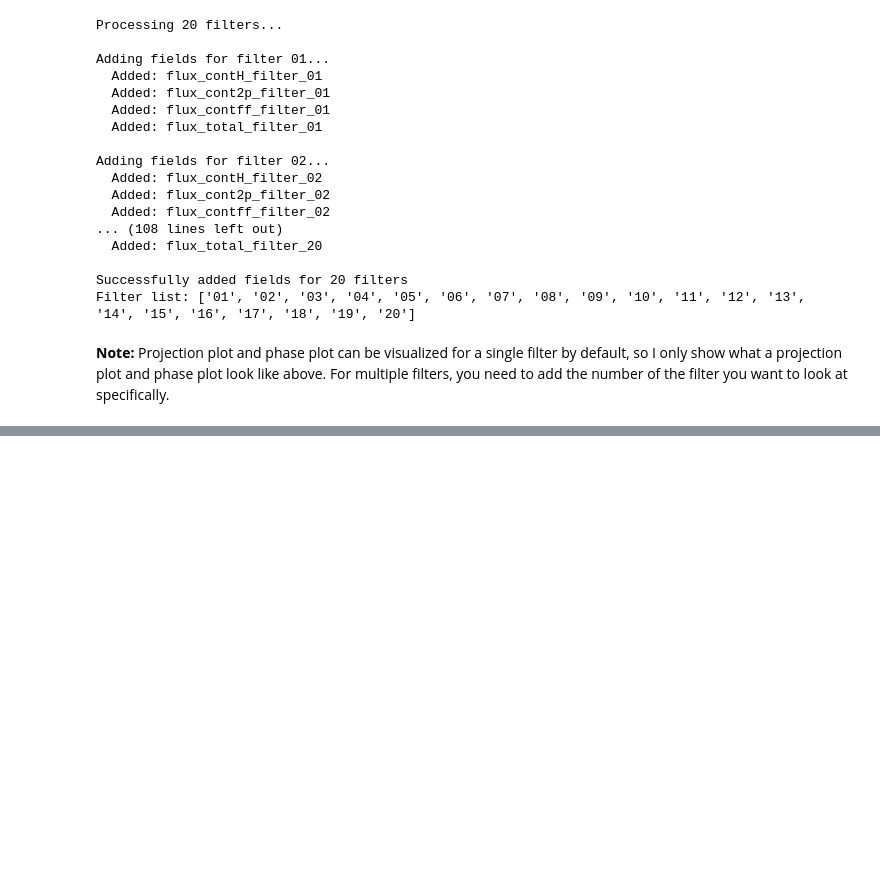
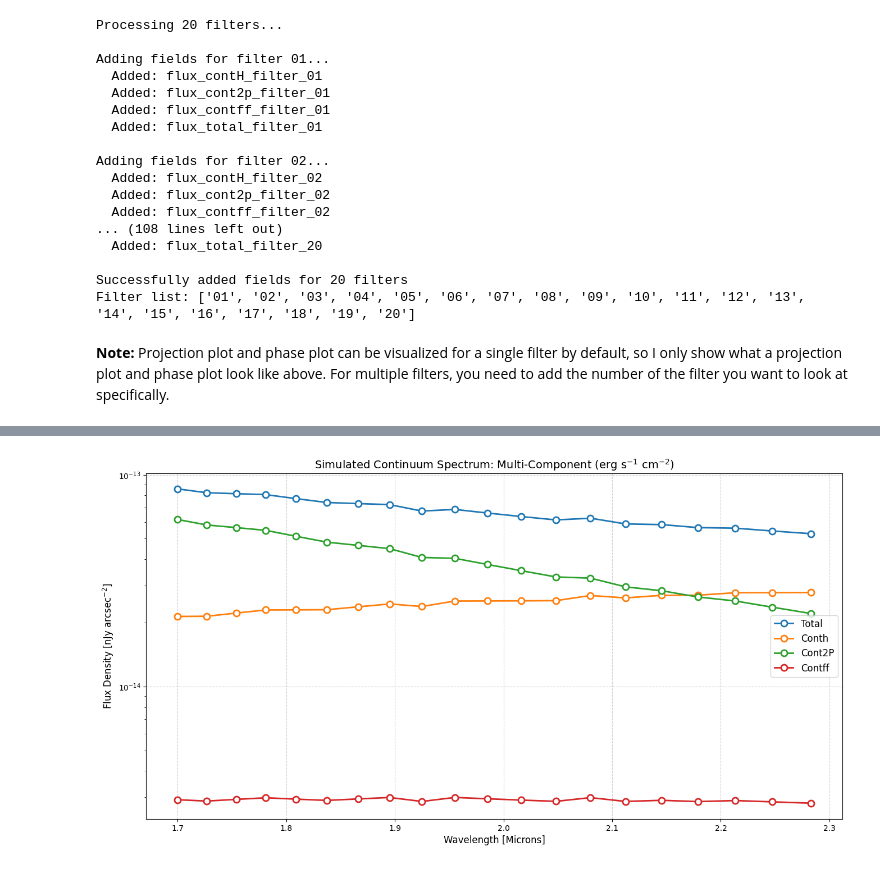
Before and after one commit to Patsrnpt/YT-Simulation, a Jupyter notebook: visualization_example.ipynb, the cells around one changed output, grey strips where cells are left out. Saved outputs shown, nothing was run; the diff lists cells and outputs as text; code cells hidden in the pictures; blank space fills up the shorter version.

```diff
--- a/visualization_example.ipynb
+++ b/visualization_example.ipynb
@@ -330,0 +346,50 @@ plt.show()
+# %%
+# if you want to compare different flux types
+# visualize spectra plot
+flux_types = ["total", "contH", "cont2p", "contff"]
+selected_units = "jy_arcsec2" # options: None, "jy_arcsec2", "magnitude_arcsec2"
+
+plt.figure(figsize = (16, 8))
+
+# loop through each type to plot
+for f_type in flux_types:
+    # get binned spectrum data for current type
+    all_centers, all_y_vals, all_units = create_spectrum_plot(
+        ds = all_ds,
+        filter_list = all_filter_list,
+        z = z,
+        filter_dir = "filter_bins",
+        flux_type = f_type,
+        plot_units = selected_units
+    )
+
+    # plot the line for this type
+    plt.plot(all_centers, all_y_vals, marker = 'o', linestyle = '-', linewidth = 2,
+             markersize = 8, markerfacecolor = 'white',
+             markeredgewidth = 2, label = f_type.replace('_', ' ').title())
+
+# unit formatting for the label
+if all_units == "magnitude_arcsec2":
+    y_label = "Magnitude arcsec$^{-2}$"
+elif all_units == "jy_arcsec2":
+    y_label = "Flux Density [nJy arcsec$^{-2}$]"
+else:
+    # default units for None
+    y_label = "Flux Density [erg s$^{-1}$ cm$^{-2}$]"
+
+display_title = f"Simulated Continuum Spectrum: Multi-Component ({unit_str})"
+
+plt.xlabel('Wavelength [Microns]', fontsize = 12)
+plt.ylabel(y_label, fontsize = 12)
+plt.title(display_title, fontsize = 14)
+
+if all_units != "magnitude_arcsec2":
+    plt.yscale('log')
+else:
+    plt.gca().invert_yaxis()
+
+plt.legend(loc = 'best', fontsize = 12)
+plt.grid(True, linestyle = '--', alpha = 0.6)
+plt.show()
+# %% [output]
+[figure, added]
```
Also changed, not shown: parts of 7 cells of this notebook, 4 other files.
